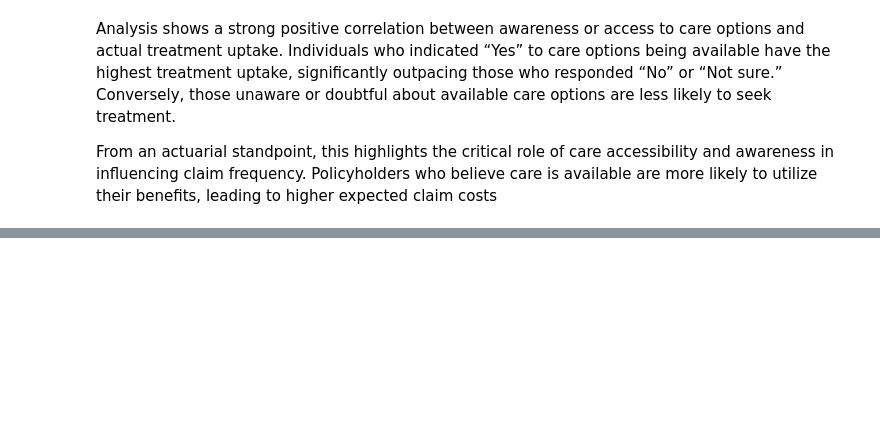
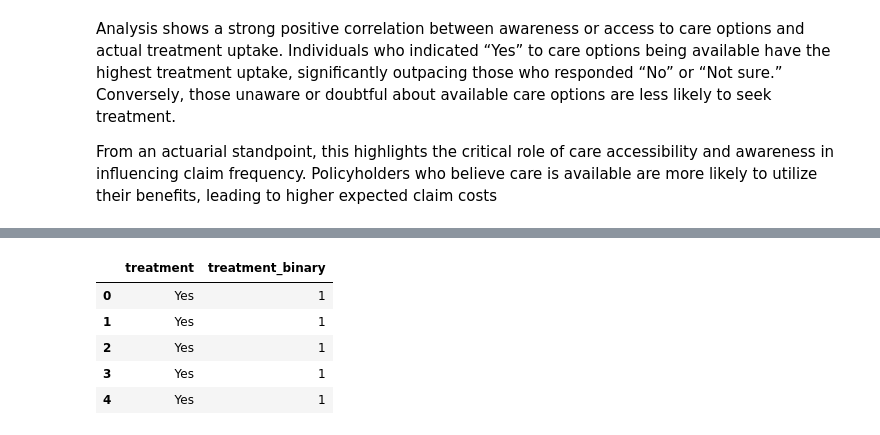
Before and after one commit to joseph-4640/mental-segmentation, a Jupyter notebook: mental.ipynb, the cells around one changed output, grey strips where cells are left out. Saved outputs shown, nothing was run; the diff lists cells and outputs as text; code cells hidden in the pictures; blank space fills up the shorter version.

```diff
--- a/mental.ipynb
+++ b/mental.ipynb
@@ -145,0 +180,13 @@ KeyError: 'growing_stress'
+# %%
+# Create a binary target feature from the 'treatment' column
+df['treatment_binary'] = df['treatment'].apply(lambda x: 1 if x == 'Yes' else 0)
+
+# Display the first few rows with the new column
+display(df[['treatment', 'treatment_binary']].head())
+# %% [output]
+|  | treatment | treatment_binary |
+| 0 | Yes | 1 |
+| 1 | Yes | 1 |
+| 2 | Yes | 1 |
+| 3 | Yes | 1 |
+| 4 | Yes | 1 |
```
Also changed, not shown: parts of 10 cells of this notebook.
